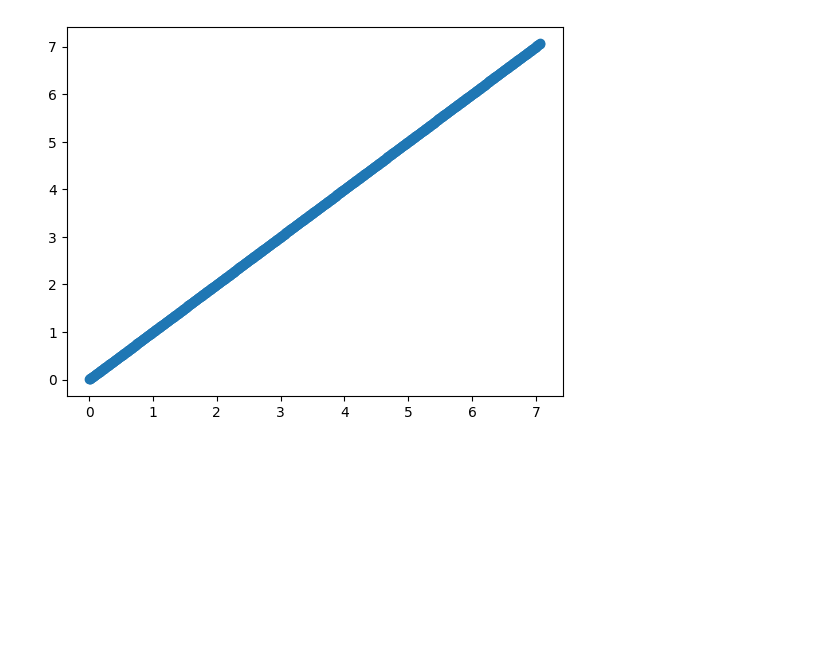
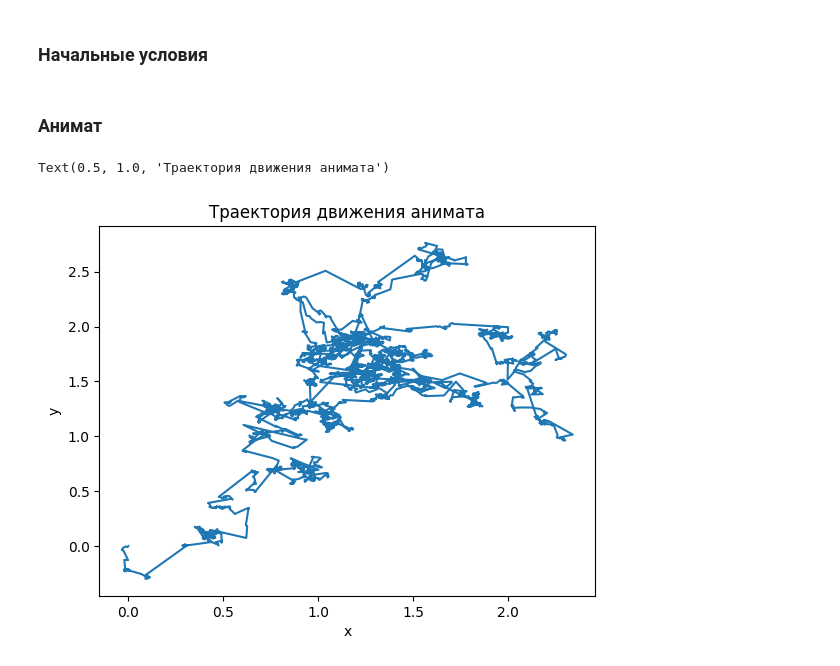
Before and after one commit to TheCopyNinjaDev/lichinus, a Jupyter notebook: lichinus1.ipynb, the cells around one changed output. Saved outputs shown, nothing was run; the diff lists cells and outputs as text; code cells hidden in the pictures; blank space fills up the shorter version.

```diff
--- a/lichinus1.ipynb
+++ b/lichinus1.ipynb
@@ -45 +19,3 @@ plt.show()
+# %% [markdown]
+### Начальные условия
 # %%
@@ -47,18 +25,34 @@ x, y = [0.001], [0.001]
-# %%
-for t in range(1, len(t_values)):
-    dx, dy = x[-1], y[-1]
-
-    norm = np.sqrt(dx**2 + dy**2) if np.sqrt(dx**2 + dy**2) != 0 else 1.0
-    cos_phi0 = dx / norm
-    sin_phi0 = dy / norm
-
-    delta_x = R0 * cos_phi0
-    delta_y = R0 * sin_phi0
-
-    x.append(x[-1] + delta_x)
-    y.append(y[-1] + delta_y)
+# %% [markdown]
+### Анимат
+# %%
+for t in range(1, timesteps + 1):
+    delta_f = f(x[-1], y[-1]) - f(x[-2], y[-2]) if t > 1 else 0
+
+    I = k2 * delta_f
+
+    xi = np.random.normal(0, sigma)
+    M_t = k1 * M[-1] + xi + I
+    M.append(M_t)
+
+    if M_t > 0:
+        delta_x = R0 * np.cos(phi_0)
+        delta_y = R0 * np.sin(phi_0)
+    else:
+        w = np.random.normal(0, w0)
+        phi = phi_0 + w
+        delta_x = r0 * np.cos(phi)
+        delta_y = r0 * np.sin(phi)
+        phi_0 = phi
+
+    x_new = x[-1] + delta_x
+    y_new = y[-1] + delta_y
+    x.append(x_new)
+    y.append(y_new)
 # %%
-plt.plot(x, y, marker="o", label="Траектория анимата")
-plt.show()
+plt.plot(x, y)
+plt.xlabel("x")
+plt.ylabel("y")
+plt.title("Траектория движения анимата")
 # %% [output]
+Text(0.5, 1.0, 'Траектория движения анимата')
-[figure, old version]
+[figure, new version]
```
Also changed, not shown: parts of 11 cells of this notebook, 2 other files.
